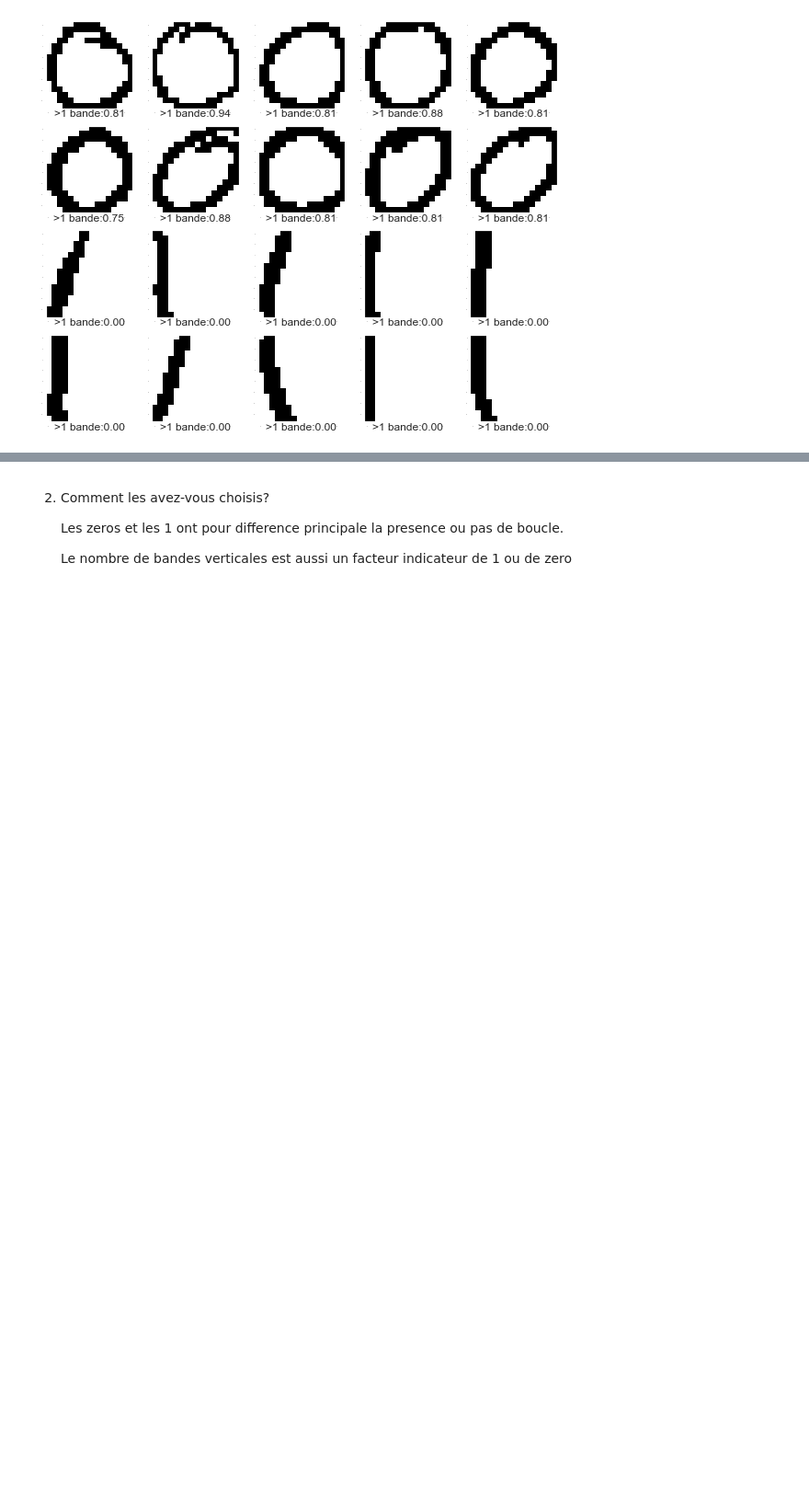
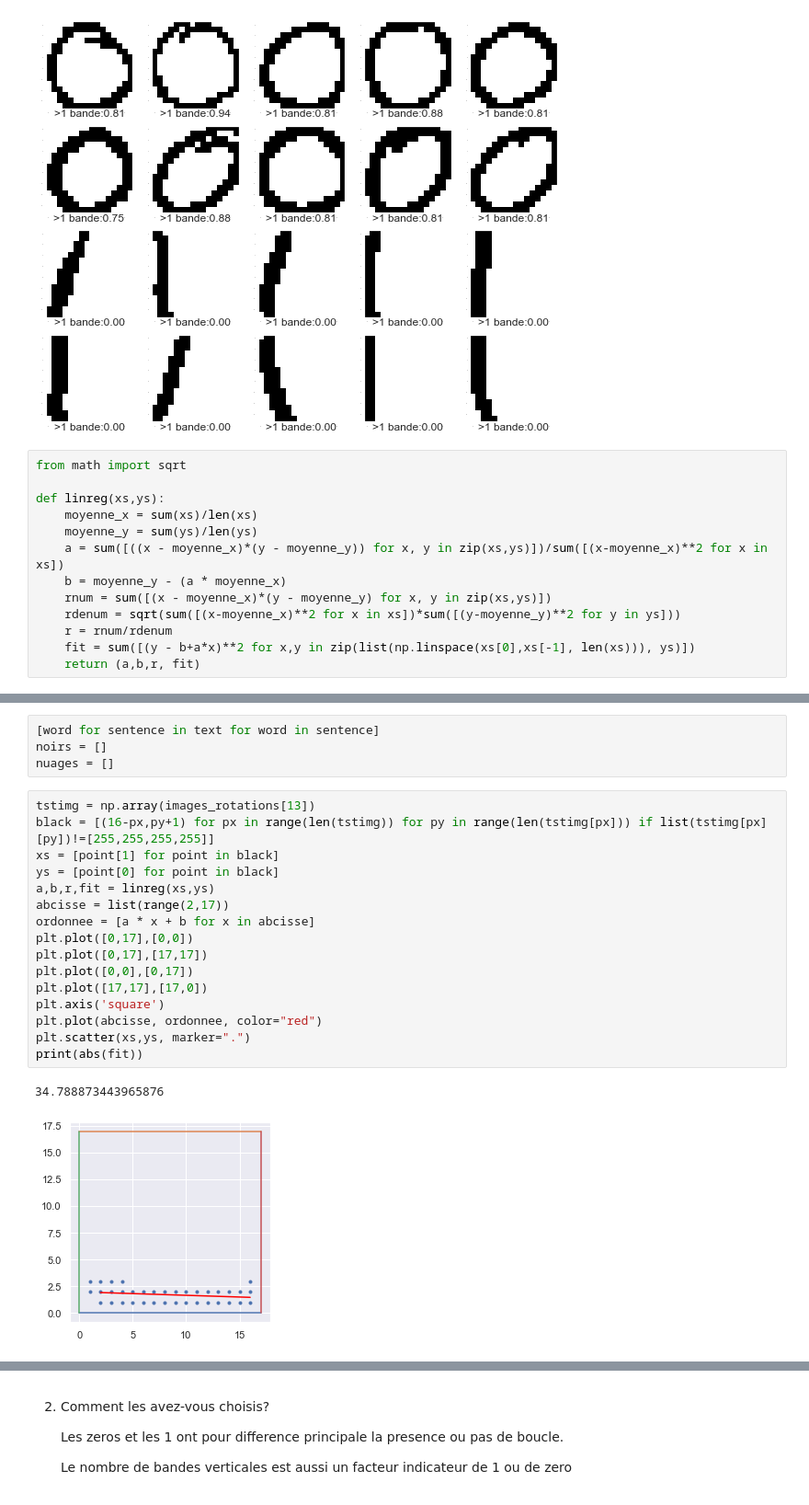
Before and after one commit to MK8BK/SDprojet_image_s2, a Jupyter notebook: 4_analyse_de_donnees.ipynb, the cells around one changed output, grey strips where cells are left out. Shown: that part at 92% size. Saved outputs shown, nothing was run; the diff lists cells and outputs as text; blank space fills up the shorter version.

Commit message:
added linreg

```diff
--- a/4_analyse_de_donnees.ipynb
+++ b/4_analyse_de_donnees.ipynb
@@ -216,3 +216,16 @@ image_grid(images,
            titles=[">1 bande:{0:.2f}".format(nb_bandes_zero(images[i])) for i in range(len(images))])
 # %% [output]
 [figure]
+# %%
+from math import sqrt
+
+def linreg(xs,ys):
+    moyenne_x = sum(xs)/len(xs)
+    moyenne_y = sum(ys)/len(ys)
+    a = sum([((x - moyenne_x)*(y - moyenne_y)) for x, y in zip(xs,ys)])/sum([(x-moyenne_x)**2 for x in xs])
+    b = moyenne_y - (a * moyenne_x)
+    rnum = sum([(x - moyenne_x)*(y - moyenne_y) for x, y in zip(xs,ys)])
+    rdenum = sqrt(sum([(x-moyenne_x)**2 for x in xs])*sum([(y-moyenne_y)**2 for y in ys]))
+    r = rnum/rdenum
+    fit = sum([(y - b+a*x)**2 for x,y in zip(list(np.linspace(xs[0],xs[-1], len(xs))), ys)])
+    return (a,b,r, fit)
@@ -218,0 +239,23 @@ image_grid(images,
+# %%
+[word for sentence in text for word in sentence]
+noirs = []
+nuages = []
+# %%
+tstimg = np.array(images_rotations[13])
+black = [(16-px,py+1) for px in range(len(tstimg)) for py in range(len(tstimg[px])) if list(tstimg[px][py])!=[255,255,255,255]]
+xs = [point[1] for point in black]
+ys = [point[0] for point in black]
+a,b,r,fit = linreg(xs,ys)
+abcisse = list(range(2,17))
+ordonnee = [a * x + b for x in abcisse]
+plt.plot([0,17],[0,0])
+plt.plot([0,17],[17,17])
+plt.plot([0,0],[0,17])
+plt.plot([17,17],[17,0])
+plt.axis('square')
+plt.plot(abcisse, ordonnee, color="red")
+plt.scatter(xs,ys, marker=".")
+print(abs(fit))
+# %% [output]
+34.788873443965876
+[figure, added]
```
Also changed, not shown: parts of 9 cells of this notebook, 2 other files.
